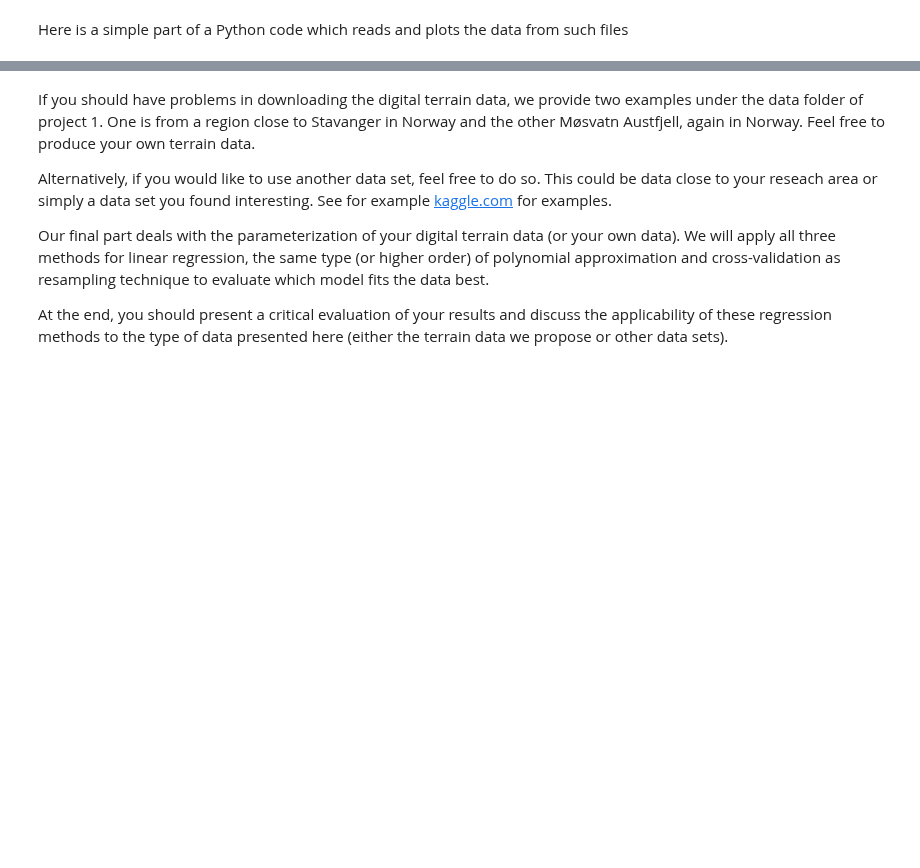
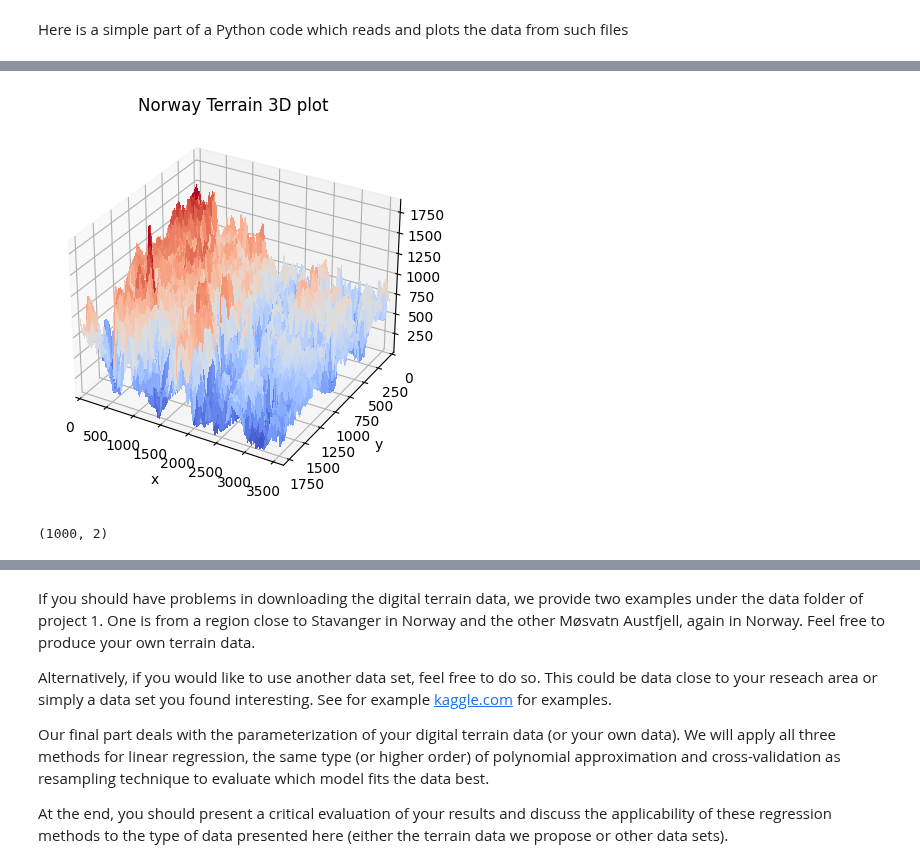
Before and after one commit to Sofriet/Project1data-ml, a Jupyter notebook: Project1.ipynb, the cells around one changed output, grey strips where cells are left out. Saved outputs shown, nothing was run; the diff lists cells and outputs as text; code cells hidden in the pictures; blank space fills up the shorter version.

```diff
--- a/Project1.ipynb
+++ b/Project1.ipynb
@@ -848,0 +856,55 @@ plt.show()
+# %%
+rows, cols = terrain1.shape
+
+fig = plt.figure()
+ax = fig.gca(projection='3d')
+
+x, y = np.meshgrid(range(rows), range(cols))
+
+# Plot the surface.
+surf = ax.plot_surface(x.T, y.T, terrain1, cmap=cm.coolwarm,
+                       linewidth=0, antialiased=False)
+
+plt.xlabel('x')
+plt.ylabel('y')
+ax.set_xlim(0,rows)
+ax.set_ylim(cols, 0)
+
+plt.title("Norway Terrain 3D plot")
+plt.show()
+# %% [output]
+[figure, added]
+# %%
+def min_max_scaler(data):
+    """
+    Perform Min-Max scaling on a given dataset.
+
+    Min-Max scaling rescales the values in the input array 'X' to a given range
+    .
+    Parameters:
+    x (np.array): The input dataset to be scaled.
+
+    Returns:
+    scaled(np.array): The scaled dataset with values in the range [0, 1].
+    """
+    min_i = min(data)
+    max_i = max(data)
+
+    scaled = (X-min_i)/(max_i-min_i)
+    return scaled
+
+#Select n amount of data points to shorten running time
+n = 1000
+
+datapoints = np.zeros([n, 2])
+z = np.zeros([n, 1])
+
+datapoints = np.column_stack((np.random.randint(0, rows, size = n), np.random.randint(0, cols, size = n)))
+print(datapoints.shape)
+for i in range(n):
+    z[i] = terrain1[int(datapoints[i, 0])][int(datapoints[i, 1])]
+
+z = min_max_scaler(z)
+datapoints = np.column_stack((min_max_scaler(datapoints[:,0]), min_max_scaler(datapoints[:,1])))
+# %% [output]
+(1000, 2)
```
Also changed, not shown: parts of 6 cells of this notebook, 1 other file.
